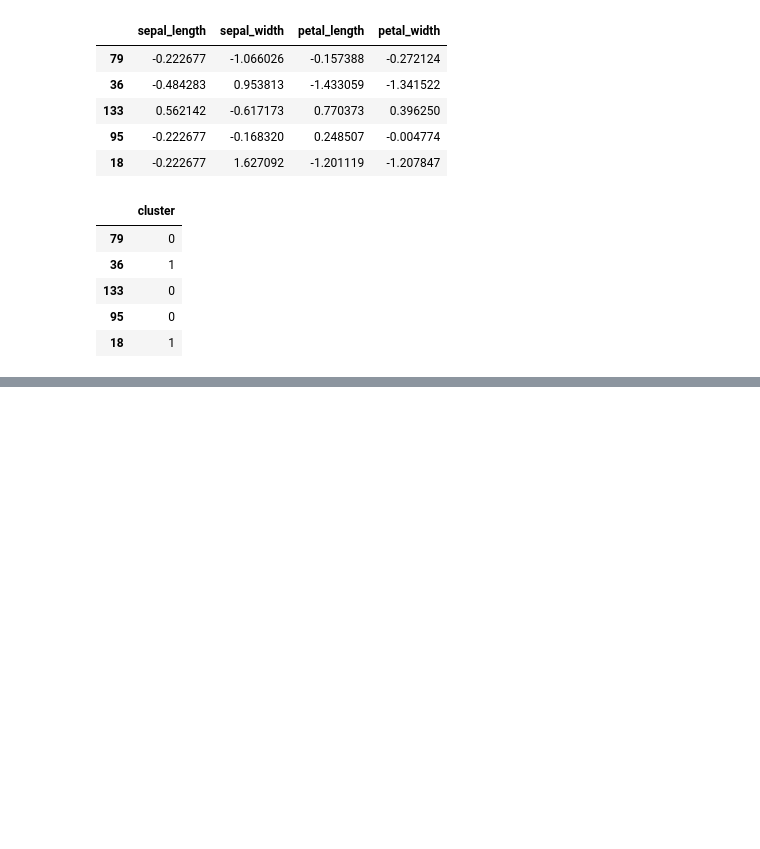
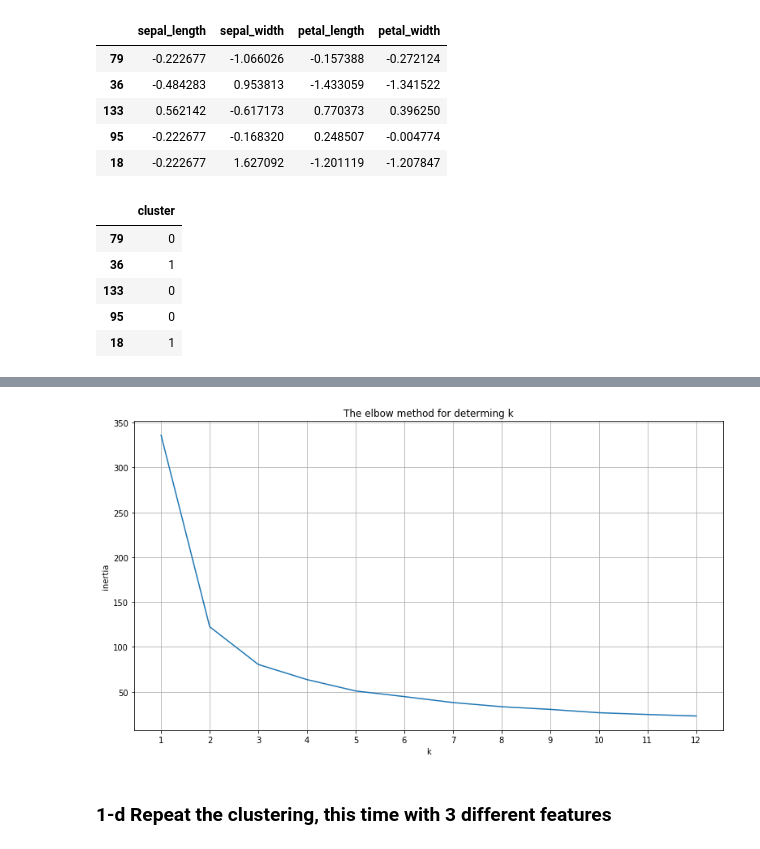
Before and after one commit to Yongliang-Shi/clustering-exercises, a Jupyter notebook: modeling.ipynb, the cells around one changed output, grey strips where cells are left out. Cells and saved outputs as stored; diff of their text form; code cells hidden in the pictures; blank space fills up the shorter version.

```diff
--- a/modeling.ipynb
+++ b/modeling.ipynb
@@ -219,0 +162,10 @@ train.head()
+# %%
+# Test function 'viz_elbow_emthod_kmeans'
+
+model.viz_elbow_method_kmeans(train_scaled, cols_to_cluster, 12)
+
+# Pass the test
+# %% [output]
+[figure, added]
+# %% [markdown]
+### 1-d Repeat the clustering, this time with 3 different features
```
Also changed, not shown: parts of 19 cells of this notebook.
